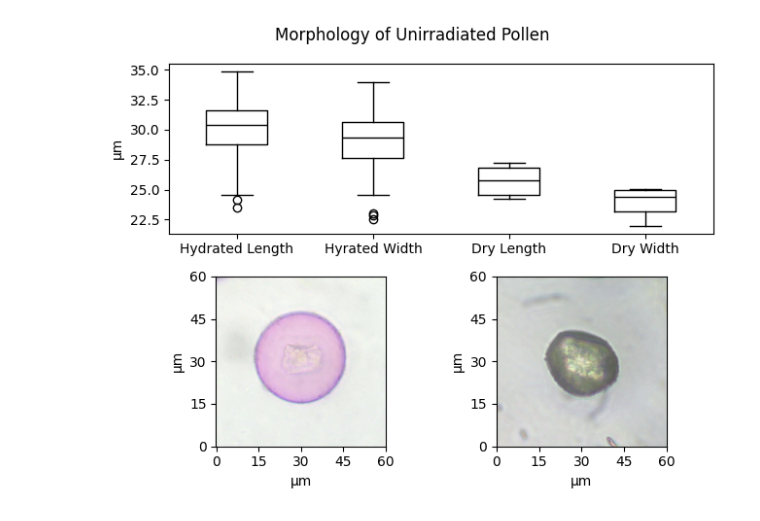
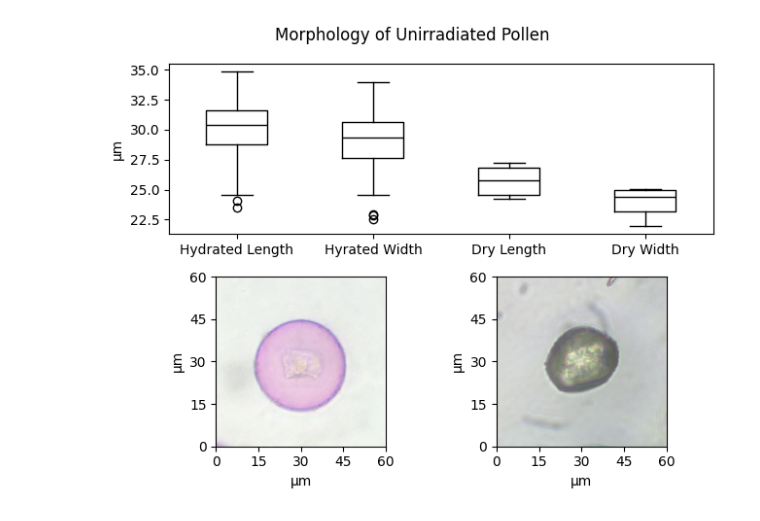
Before and after one commit to akaeii/c-semp_pollen_e-beam, a Jupyter notebook: pollen_morphology/pollen_morphology.ipynb, the cells around one changed output. Drawn from its saved outputs; the diff is of its cells as text; code cells hidden in the pictures.

Commit message:
Reversed tick labels of y-axis in pollen image plots instead of inverting the entire axis.

```diff
--- a/pollen_morphology/pollen_morphology.ipynb
+++ b/pollen_morphology/pollen_morphology.ipynb
@@ -14,31 +14,30 @@ d_img = mpimg.imread('images/dry.png')
 # %%
 plt.close('all')
 
 pollen_fig = plt.figure(figsize=(6.5, 5))
 pollen_fig.suptitle('Morphology of Unirradiated Pollen')
 gs = GridSpec(nrows=2, ncols=2, figure=pollen_fig)
 
 sizes_box = pollen_fig.add_subplot(gs[0, 0:])
 sizes_box.boxplot(x=pooled, medianprops={'color':'black'})
 sizes_box.set(xticklabels=['Hydrated Length', 'Hyrated Width', "Dry Length", "Dry Width"],
               ylabel='µm',)
 
 h_pollen = pollen_fig.add_subplot(gs[1, 0])
 h_pollen.imshow(h_img)
 
 d_pollen = pollen_fig.add_subplot(gs[1, 1])
 d_pollen.imshow(d_img)
 
 for ax in [h_pollen, d_pollen]:
     #image is 500x500 pixels; 8.3833 pixels/um
     im_ticks = [i for i in range(0,625,125)]
     im_ticklabels= [i for i in range(0, 75, 15)]
 
     ax.set(xticks=im_ticks, yticks=im_ticks,
-           xticklabels=im_ticklabels, yticklabels=im_ticklabels,
+           xticklabels=im_ticklabels, yticklabels=im_ticklabels[::-1],
            xlabel='µm', ylabel='µm')
-    ax.invert_yaxis()
 
 pollen_fig.tight_layout()
 # %% [output]
-[figure, old version]
+[figure, new version]
```
